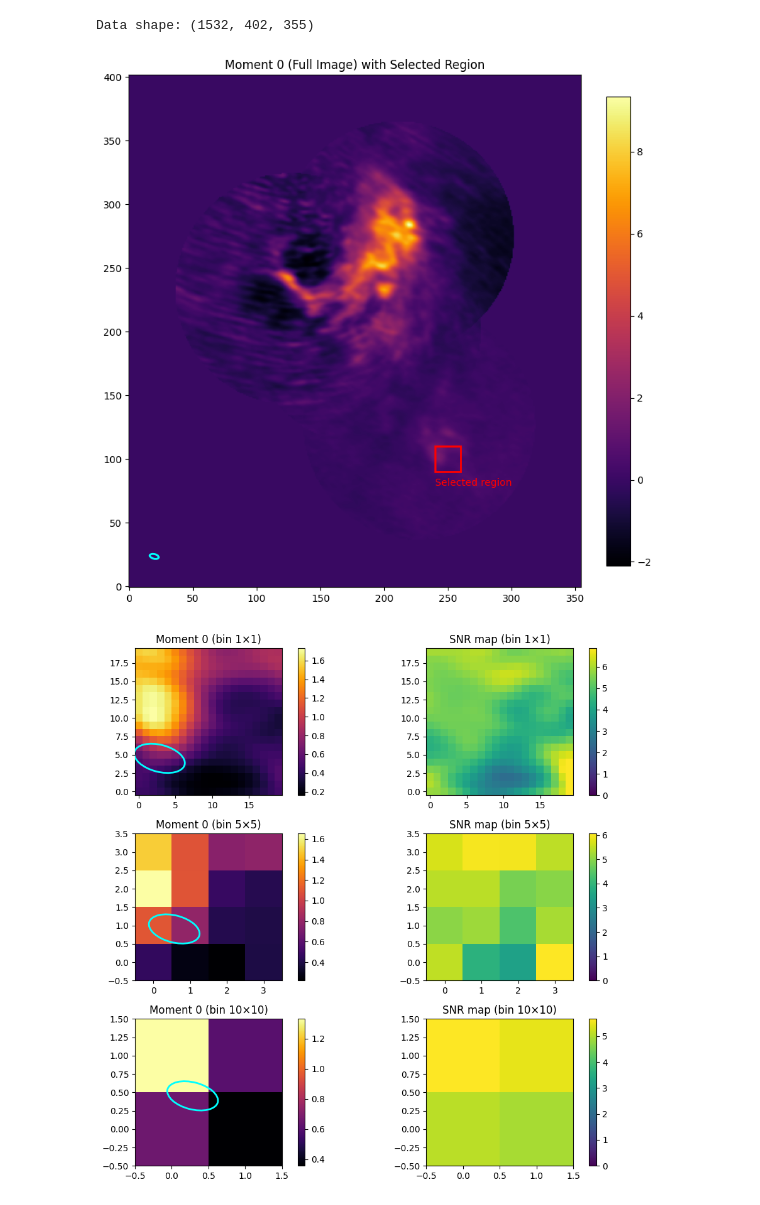
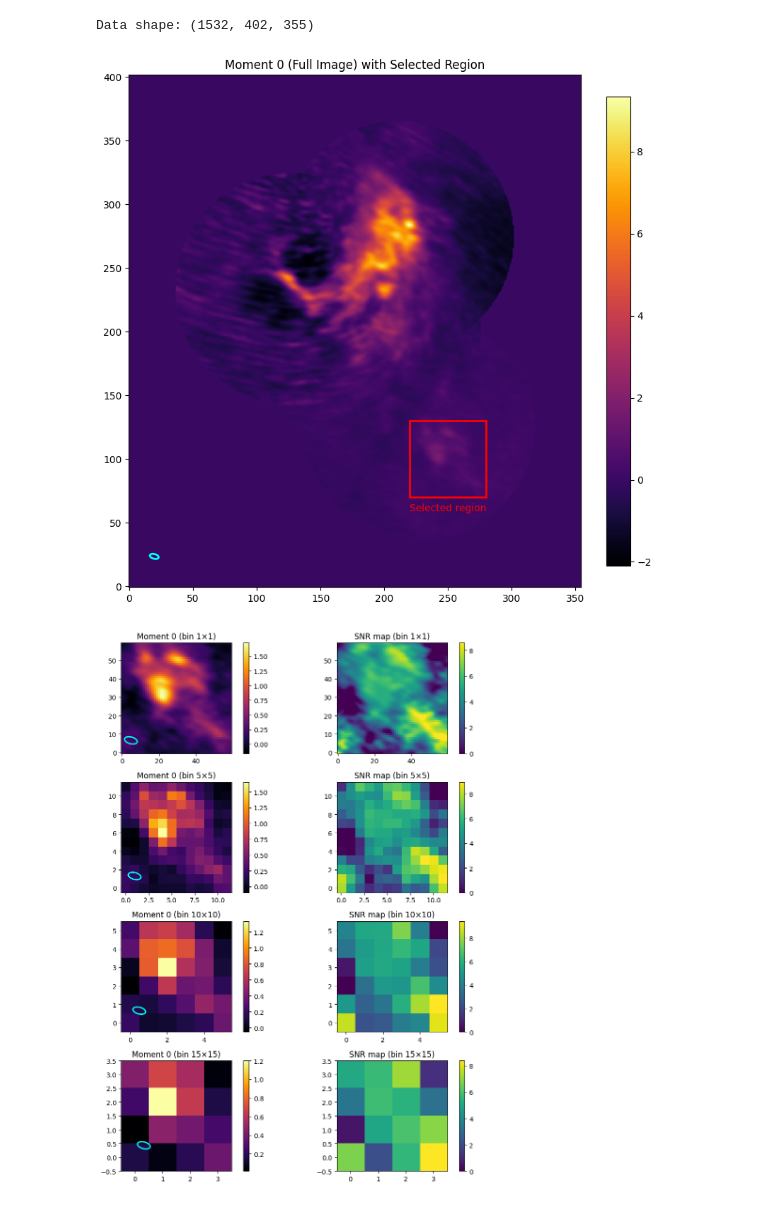
Before and after one commit to SaturnZC/ALMA_project, a Jupyter notebook: pixel_binning_test/pixel_binning_test.ipynb, the cells around one changed output. Cells and saved outputs as stored; diff of their text form; code cells hidden in the pictures.

```diff
--- a/pixel_binning_test/pixel_binning_test.ipynb
+++ b/pixel_binning_test/pixel_binning_test.ipynb
@@ -17,7 +17,7 @@ print(f"Data shape: {cube.shape}")
 
 # ==== Extract specified channel region ====
 # x1, x2, y1, y2 = 210, 240, 50, 80  # selected region
-x1, x2, y1, y2 = 240, 260, 90, 110  # selected region
+x1, x2, y1, y2 = 220, 280, 70, 130  # selected region
 
 subcube = cube[v1:v2, y1:y2, x1:x2]
 channels = np.arange(v1, v2)
@@ -32,7 +32,7 @@ def spatial_bin_cube(cube, bin_factor):
     return reshaped.mean(axis=(2, 4))
 
 # ==== Set binning sizes ====
-bin_sizes = [1, 5, 10]
+bin_sizes = [1, 5, 10, 15]
 moment0_maps = {}
 snr_maps = {}
 
@@ -95,33 +95,33 @@ for i, b in enumerate(bin_sizes):
     plt.colorbar(im1, ax=ax1, fraction=0.046)
 plt.tight_layout()
 plt.show()
 
 # ==== Spectral comparison ====
 fig, ax = plt.subplots(figsize=(10, 5))
 ny, nx = subcube.shape[1:]
 y0, x0 = ny // 2, nx // 2
 
 velocity_axis = header['CRVAL3'] + (np.arange(v1, v2) + 1 - header['CRPIX3']) * header['CDELT3']  # m/s
 velocity_axis_kms = velocity_axis / 1e3  #  km/s
 
 for b in bin_sizes:
     cube_use = subcube if b == 1 else spatial_bin_cube(subcube, b)
     yb, xb = y0 // b, x0 // b
-    roi = cube_use[:, yb:yb + 1, xb:xb + 1] if b > 1 else cube_use[:, y0 - 2:y0 + 3, x0 - 2:x0 + 3]
+    roi = cube_use[:, yb:yb + 1, xb:xb + 1] #if b > 1 else cube_use[:, y0 - 2:y0 + 3, x0 - 2:x0 + 3]
     spec = roi.mean(axis=(1, 2))
     ax.plot(velocity_axis_kms, spec, label=f'bin {b}×{b}')
 
 # Add vertical line at rest velocity (v = 0 km/s)
 ax.axvline(0, color='r', linestyle='--', label='rest freq (v=0)')
 
 ax.set_xlabel("Velocity (km/s)")
 ax.set_ylabel("Averaged Intensity")
 ax.set_title("Spectral Comparison (Velocity Axis)")
 ax.legend()
 ax.grid(True)
 plt.tight_layout()
 plt.show()
 # %% [output]
 Data shape: (1532, 402, 355)
-[figure, old version]
+[figure, new version]
-[figure, old version]
+[figure, new version]
```
Also changed, not shown: parts of 2 cells of this notebook, 1 other file.
